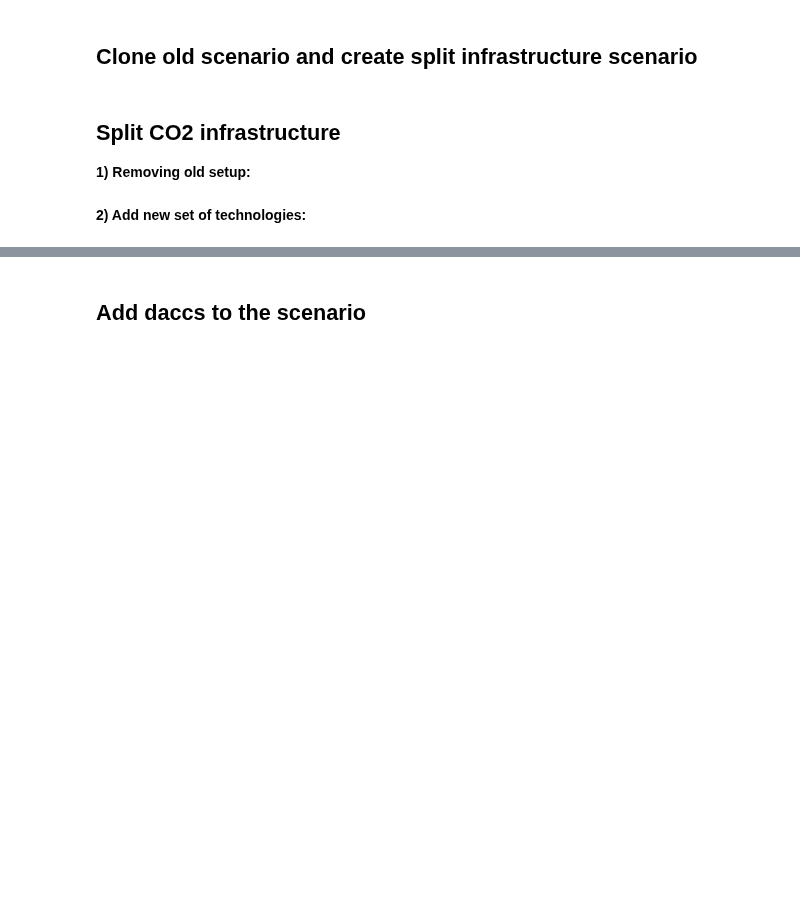
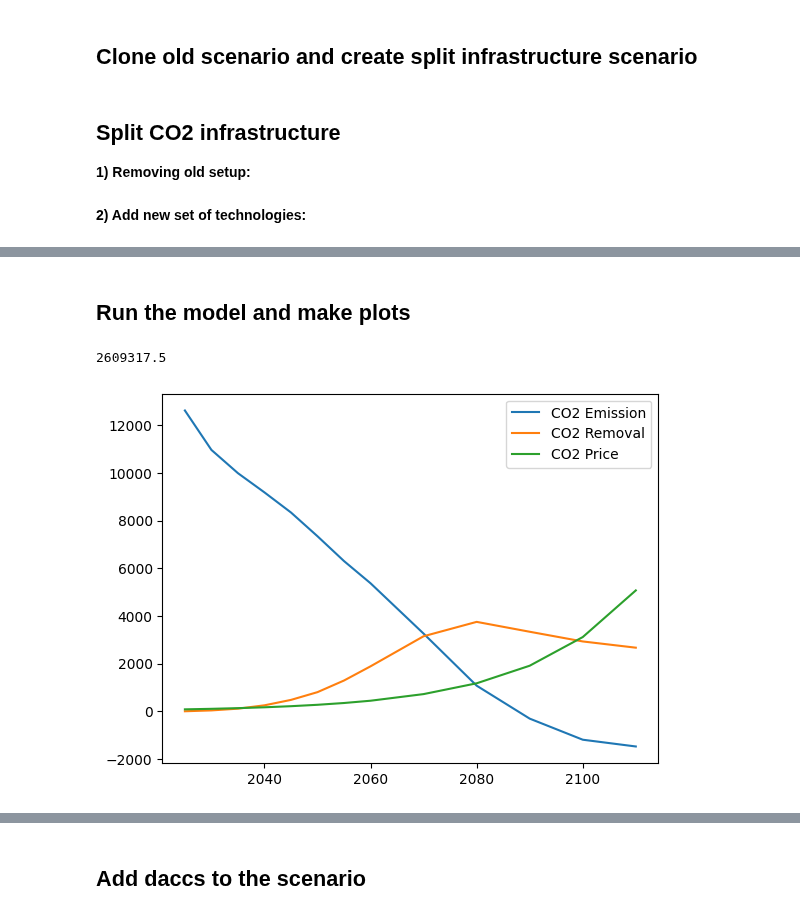
Before and after one commit to ywpratama/message_ix, a Jupyter notebook: tutorial/dac_scenarios/[Tutorial] 5 - Run carbon budget scenario without DACCS with split CO2 infrastructure.ipynb, the cells around one changed output, grey strips where cells are left out. Drawn from its saved outputs; the diff is of its cells as text; code cells hidden in the pictures; blank space fills up the shorter version.

```diff
--- a/tutorial/dac_scenarios/[Tutorial] 5 - Run carbon budget scenario without DACCS with split CO2 infrastructure.ipynb
+++ b/tutorial/dac_scenarios/[Tutorial] 5 - Run carbon budget scenario without DACCS with split CO2 infrastructure.ipynb
@@ -96,3 +94,35 @@ for par in pars2remove:
     df = scen.par(par,{'technology':techs})
     df = df.loc[df['year_act'] > df['year_vtg'].add(30)]
     scen.remove_par(par, df)
+# %% [markdown]
+## Run the model and make plots
+# %%
+scen.commit(comment="emission bound with split CO2 infrastructure")
+scen.set_as_default()
+
+scen.solve(solve_options={'scaind':'0'}) # solve_options={'barcrossalg': '2','scaind':'1'}
+scen.var("OBJ")["lvl"]
+# %% [output]
+2609317.5
+# %%
+# CO2 Emission
+emiss = scen.var("EMISS")
+emiss = emiss.loc[(emiss['type_tec'] == 'all') & (emiss['node'] == 'World') & (emiss['emission'] == 'TCE')]
+emiss_plot = emiss[['year','lvl']].set_index(['year'])
+
+# CO2 Removal
+removal = scen.var("EMISS")
+removal = removal.loc[(removal['type_tec'] == 'all') & (removal['node'] == 'World') & (removal['emission'] == 'CO2_storage')]
+removal_plot = removal[['year','lvl']].set_index(['year'])
+
+# CO2 Prices
+CO2Price = scen.var("PRICE_EMISSION")[['year','lvl']].set_index(['year'])
+
+# Plottings
+plt.plot(emiss_plot, label='CO2 Emission')
+plt.plot(removal_plot, label='CO2 Removal')
+plt.plot(CO2Price, label='CO2 Price')
+plt.legend()
+plt.show()
+# %% [output]
+[figure, added]
```
Also changed, not shown: parts of 24 cells of this notebook.
